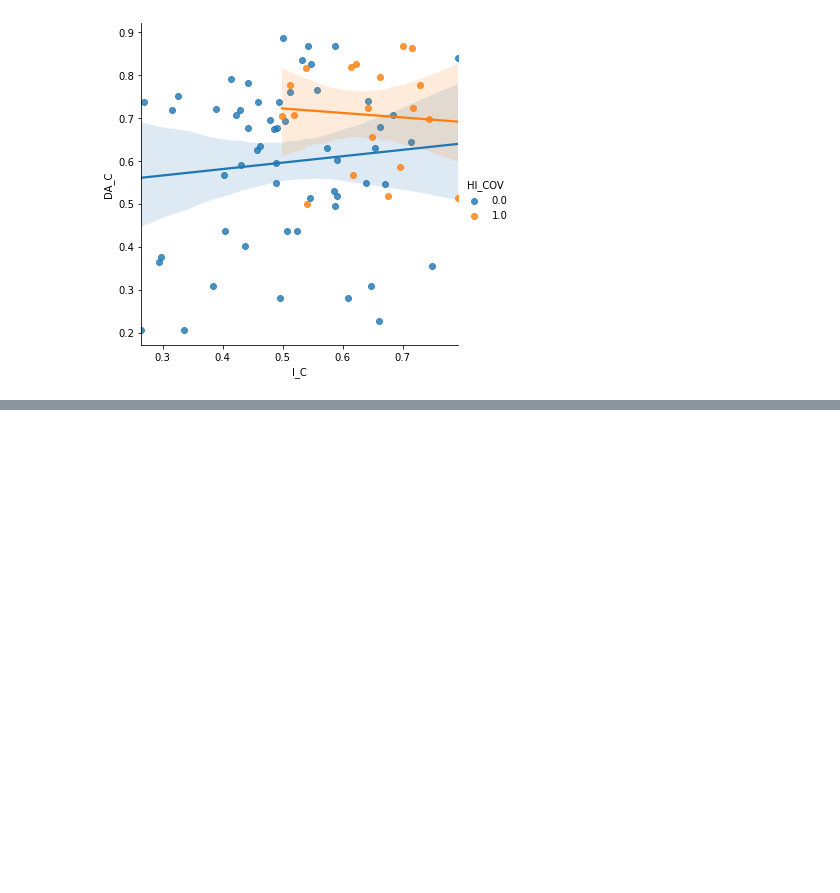
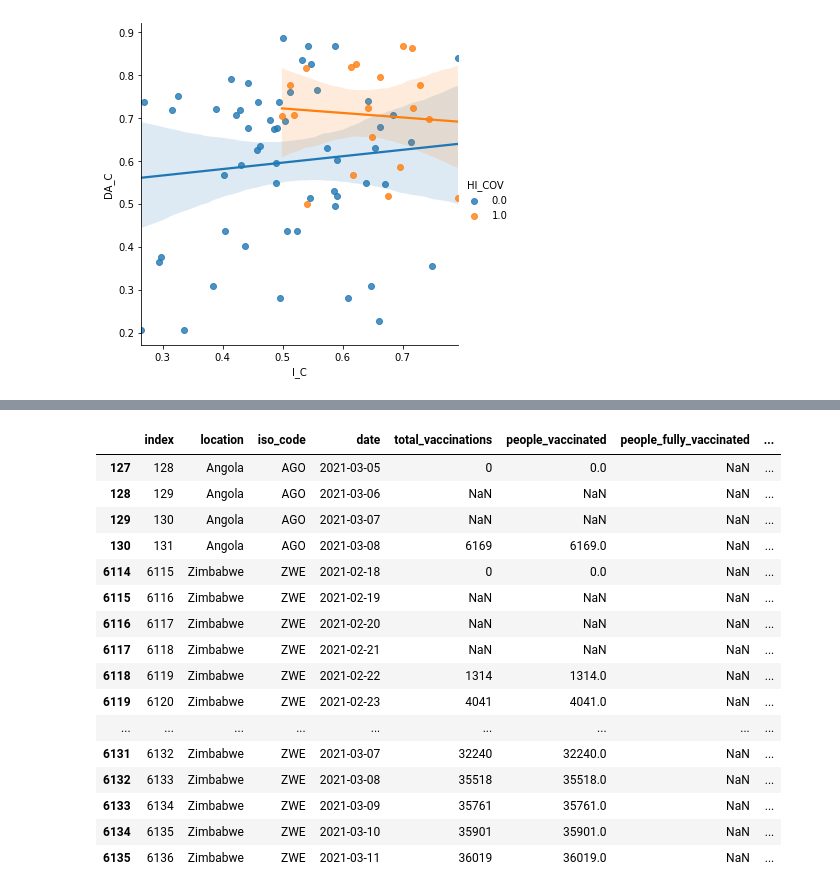
Before and after one commit to mapaction/gender-vaccine-exploration, a Jupyter notebook: gender-vaccine-explore.ipynb, the cells around one changed output, grey strips where cells are left out. Cells and saved outputs as stored; diff of their text form; code cells hidden in the pictures; blank space fills up the shorter version.

```diff
--- a/gender-vaccine-explore.ipynb
+++ b/gender-vaccine-explore.ipynb
@@ -107,0 +142,22 @@ Health crisis (cluster 2):
+# %%
+df_vac_owid_pri = df_vac_owid[df_vac_owid.iso_code.isin(priority)]
+# %%
+df_vac_owid_pri
+# %% [output]
+|  | index | location | iso_code | date | total_vaccinations | people_vaccinated | people_fully_vaccinated | ... |
+| 127 | 128 | Angola | AGO | 2021-03-05 | 0 | 0.0 | NaN | ... |
+| 128 | 129 | Angola | AGO | 2021-03-06 | NaN | NaN | NaN | ... |
+| 129 | 130 | Angola | AGO | 2021-03-07 | NaN | NaN | NaN | ... |
+| 130 | 131 | Angola | AGO | 2021-03-08 | 6169 | 6169.0 | NaN | ... |
+| 6114 | 6115 | Zimbabwe | ZWE | 2021-02-18 | 0 | 0.0 | NaN | ... |
+| 6115 | 6116 | Zimbabwe | ZWE | 2021-02-19 | NaN | NaN | NaN | ... |
+| 6116 | 6117 | Zimbabwe | ZWE | 2021-02-20 | NaN | NaN | NaN | ... |
+| 6117 | 6118 | Zimbabwe | ZWE | 2021-02-21 | NaN | NaN | NaN | ... |
+| 6118 | 6119 | Zimbabwe | ZWE | 2021-02-22 | 1314 | 1314.0 | NaN | ... |
+| 6119 | 6120 | Zimbabwe | ZWE | 2021-02-23 | 4041 | 4041.0 | NaN | ... |
+| ... | ... | ... | ... | ... | ... | ... | ... | ... |
+| 6131 | 6132 | Zimbabwe | ZWE | 2021-03-07 | 32240 | 32240.0 | NaN | ... |
+| 6132 | 6133 | Zimbabwe | ZWE | 2021-03-08 | 35518 | 35518.0 | NaN | ... |
+| 6133 | 6134 | Zimbabwe | ZWE | 2021-03-09 | 35761 | 35761.0 | NaN | ... |
+| 6134 | 6135 | Zimbabwe | ZWE | 2021-03-10 | 35901 | 35901.0 | NaN | ... |
+| 6135 | 6136 | Zimbabwe | ZWE | 2021-03-11 | 36019 | 36019.0 | NaN | ... |
```
Also changed, not shown: parts of 13 cells of this notebook.
